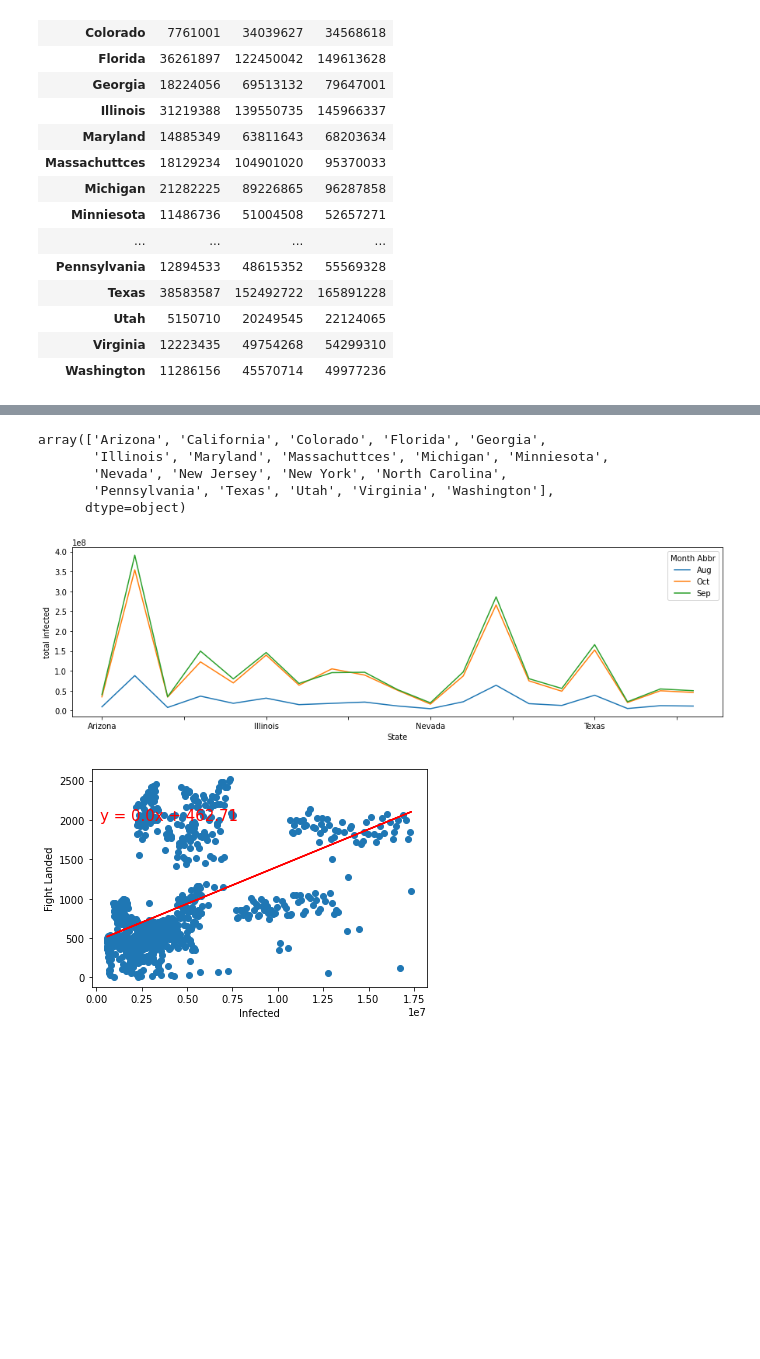
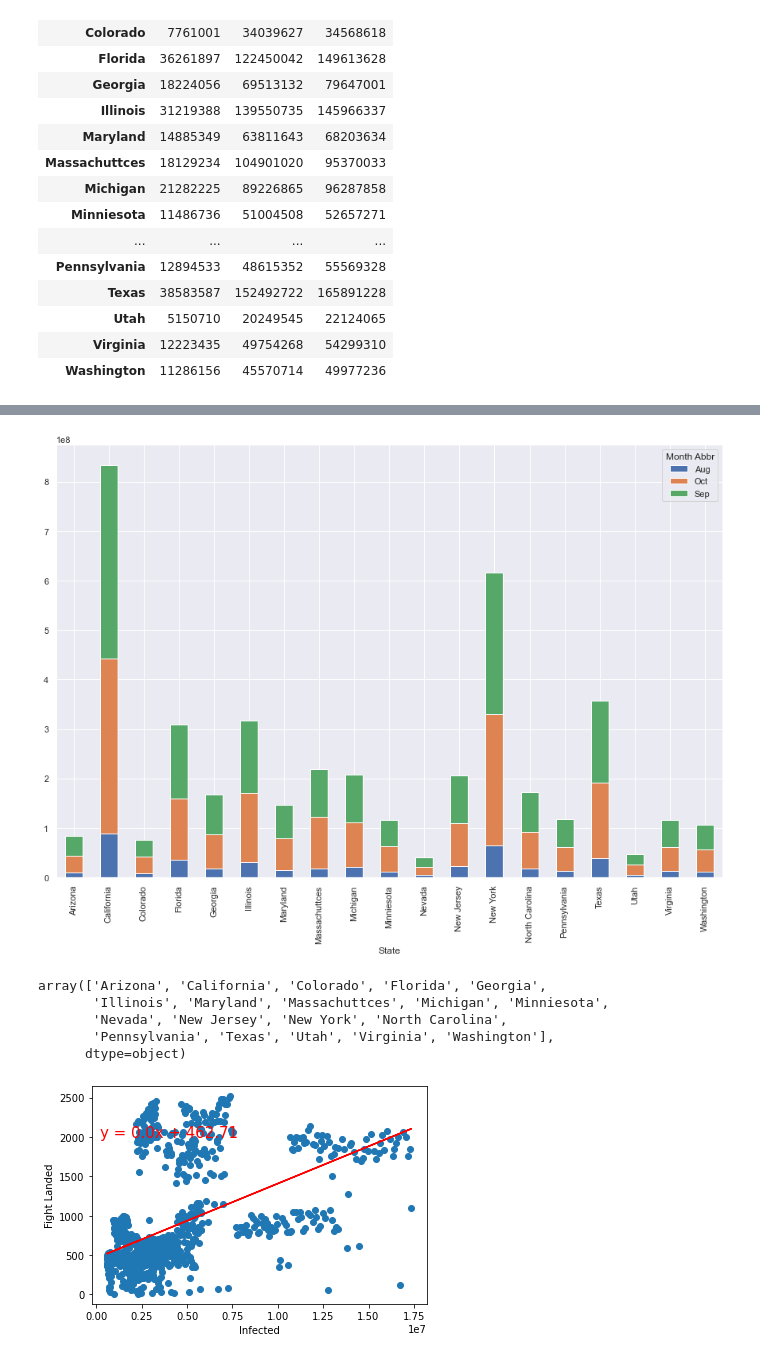
Before and after one commit to MersedehSP/Covid_Analyzer, a Jupyter notebook: graph_msp - Copy.ipynb, the cells around one changed output, grey strips where cells are left out. Saved outputs shown, nothing was run; the diff lists cells and outputs as text; code cells hidden in the pictures; blank space fills up the shorter version.

Commit message:
added the stack bar

```diff
--- a/graph_msp - Copy.ipynb
+++ b/graph_msp - Copy.ipynb
@@ -139,3 +143,6 @@ reduced_data.pivot_table("Total Tested", index= "State", columns= "Month Abbr",
 | Utah | 5150710 | 20249545 | 22124065 |
 | Virginia | 12223435 | 49754268 | 54299310 |
 | Washington | 11286156 | 45570714 | 49977236 |
+# %%
+ax =reduced_data.groupby(['Month Abbr','State'])['Total Tested'].sum()
+ax.head(15)
@@ -142,3 +167,8 @@ reduced_data.pivot_table("Total Tested", index= "State", columns= "Month Abbr",
+# %%
+ax.unstack(0).plot.bar(stacked=True, figsize=(15,10))
+plt.show()
+# %% [output]
+[figure, added]
 # %%
 state_list
 # %% [output]
@@ -147,14 +177,6 @@ array(['Arizona', 'California', 'Colorado', 'Florida', 'Georgia',
        'Nevada', 'New Jersey', 'New York', 'North Carolina',
        'Pennsylvania', 'Texas', 'Utah', 'Virginia', 'Washington'],
       dtype=object)
-# %%
-
-reduced_data.pivot_table("Total Tested", index= "State", columns= "Month Abbr", aggfunc ="sum").plot(figsize=(15, 4))
-#fig, ax = plt.subplots(figsize=(12, 4))
-#plt.gca().set_xticklabels(['Arizona', 'California', 'Colorado', 'Florida', 'Georgia', 'Illinois', 'Maryland', 'Massachuttces', 'Michigan', 'Minniesota', 'Nevada', 'New Jersey', 'New York', 'North Carolina','Pennsylvania', 'Texas', 'Utah', 'Virginia', 'Washington'])
-plt.ylabel('total infected');
-# %% [output]
-[figure, removed]
 # %%
 infected_values = corrected_data_df["Total Tested"]
 flights_values = corrected_data_df["Number of Flights"]
```
Also changed, not shown: parts of 3 cells of this notebook.
